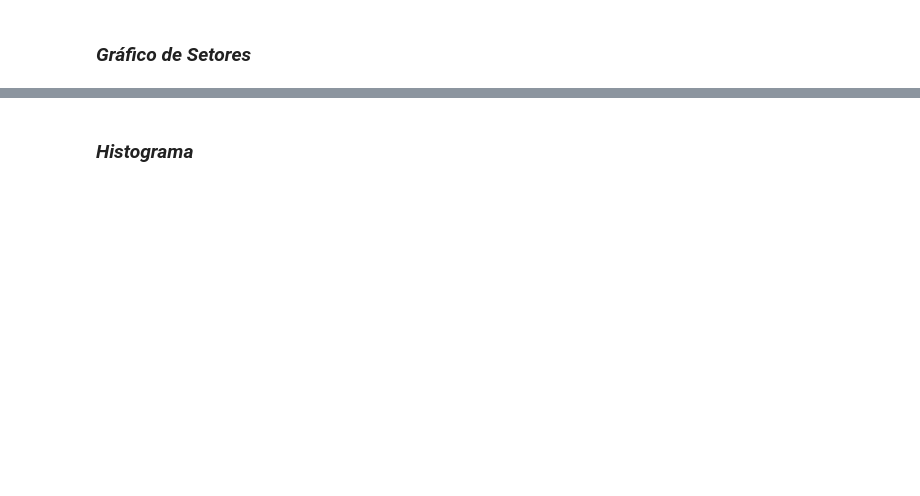
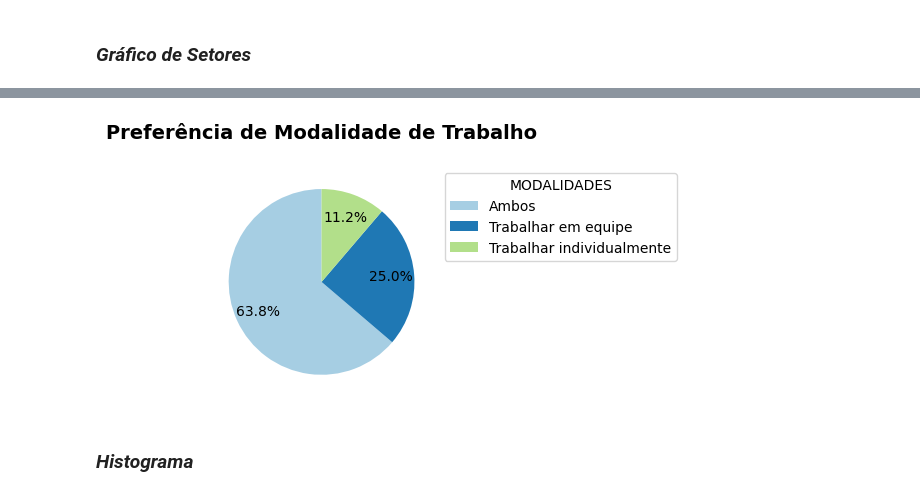
Before and after one commit to Jonathan-Gil-Muller/Analise-Exploratoria-Dados_-BCD-, a Jupyter notebook: [Estatistica]_BCD_2026_2.ipynb, the cells around one changed output, grey strips where cells are left out. Cells and saved outputs as stored; diff of their text form; code cells hidden in the pictures; blank space fills up the shorter version.

```diff
--- a/[Estatistica]_BCD_2026_2.ipynb
+++ b/[Estatistica]_BCD_2026_2.ipynb
@@ -705,35 +780,40 @@ plt.show()
 # %%
 # 1. Dados
-contagem = df['Programacao'].value_counts()
+contagem = df['MOD_TRABALHO'].value_counts()
 valores = contagem.values
 legendas = contagem.index
 
 # 2. Definindo as cores
 # O número de cores deve ser igual ao número de fatias (len(contagem))
 """
 Escolha de paletas de cores:
 https://matplotlib.org/stable/users/explain/colors/colormaps.html
 """
-cores = plt.get_cmap('Pastel2')(range(len(contagem)))
+cores = plt.get_cmap('Paired')(range(len(contagem)))
 
 # 3. Configuração da figura
 plt.figure(figsize=(5, 5))
 
 # 4. Criando o gráfico de pizza
 plt.pie(valores,
-        labels=legendas,       # Nomes das cidades nas fatias
         autopct='%1.1f%%',     # Formata e exibe a porcentagem automaticamente
         startangle=90,         # Rotaciona o gráfico para começar no topo (12h)
         colors=cores,          # Aplica a paleta de cores
-        pctdistance=0.85)      # Distância da porcentagem em relação ao centro
+        pctdistance=0.75)      # Distância da porcentagem em relação ao centro
 
 # 5. Título
-plt.title('Experiência com programação da turma', fontsize=14,
+plt.title('Preferência de Modalidade de Trabalho', fontsize=14,
           fontweight='bold', pad=20)
+
+# 6. Inserir uma legenda
+plt.legend(title='MODALIDADES', labels=legendas, loc='upper left',
+           bbox_to_anchor=(1, 1))
 
 # 6. Exibição
 plt.tight_layout()
 plt.show()
+# %% [output]
+[figure, added]
 # %% [markdown]
 ### _Histograma_
 # %%
```
Also changed, not shown: parts of 30 cells of this notebook.
